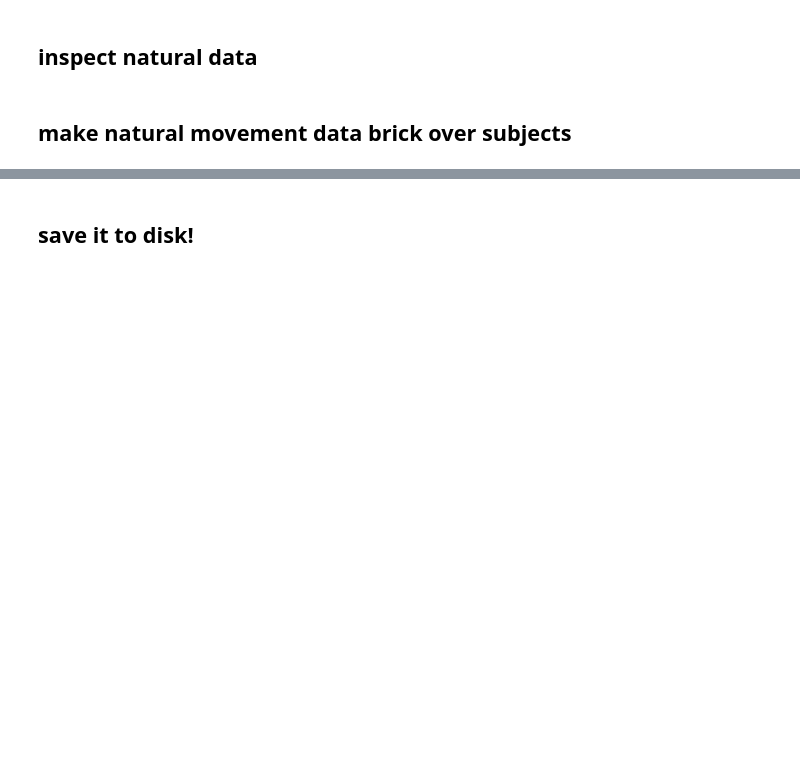
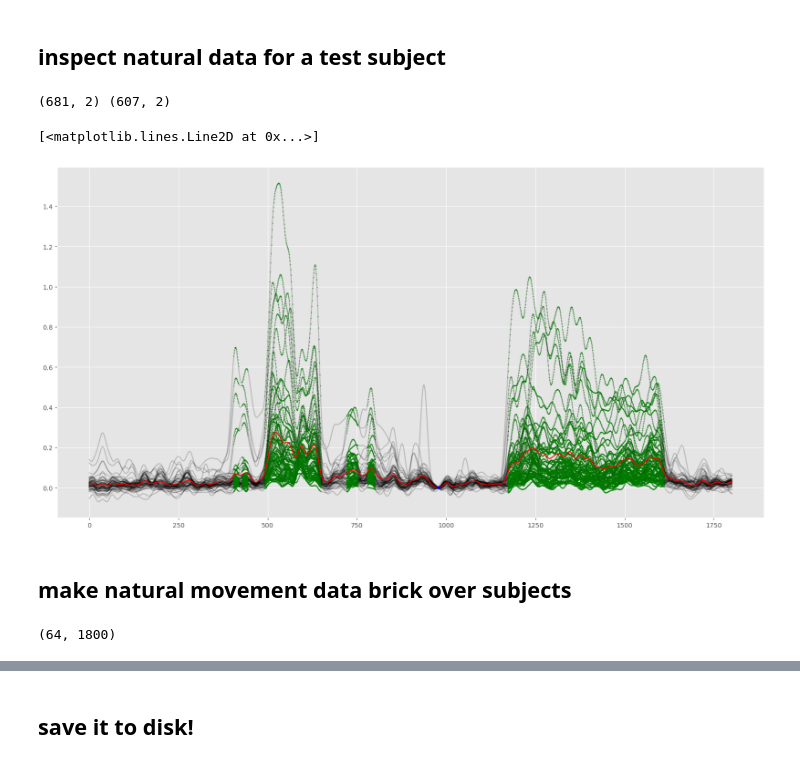
Before and after one commit to spewil/phd, a Jupyter notebook: analysis/notebooks/process_natural_movement_data.ipynb, the cells around one changed output, grey strips where cells are left out. Saved outputs shown, nothing was run; the diff lists cells and outputs as text; code cells hidden in the pictures; blank space fills up the shorter version.

```diff
--- a/analysis/notebooks/process_natural_movement_data.ipynb
+++ b/analysis/notebooks/process_natural_movement_data.ipynb
@@ -2,3 +2,14 @@
 import sys
 if not '..' in sys.path:
     sys.path.append('..')
+from analysis import collection, analysis, emg
+import matplotlib.pyplot as plt
+import matplotlib as mpl
+from pathlib import Path
+import numpy as np
+
+%matplotlib inline
+plt.style.use('ggplot')
+mpl.rcParams.update({'axes.labelsize': 16})
+
+image_path = Path("/Users/spencer/phd/phd/images/")
@@ -30,26 +19,45 @@ task_name = "center_hold"
 c = collection.Collection(collection_name)
 subjects = c.alphabetically_sorted_subjects()
 # %% [markdown]
-## inspect natural data
+## inspect natural data for a test subject
+# %%
+test_subject_idx = 10
+test_subject = subjects[test_subject_idx]
 # %%
 ### load one trial of natural movement data
 
-filenames = get_movement_filenames("emg_olympics", test_subject.name, "natural_movement", "session_0")
-emg = load_movement_emg(filenames[6])
-filtered = filter_emg(emg, test_subject.variance)
-indices, low_point, mean_norm_threshold = find_nat_movement_active_indices(filtered)
+filenames = analysis.get_movement_filenames("emg_olympics", test_subject.name, "natural_movement", "session_0")
+signal = analysis.load_movement_emg(filenames[5])
+filtered = emg.filter_emg(signal, test_subject.variance)
+indices, low_point, mean_norm_threshold = analysis.find_nat_movement_active_indices(filtered)
 # 1000, 64
 X = filtered[indices]
 # 1000, 2
 projected_movement = X @ test_subject.decoder[-2:,:].T
 
 
 ### trial data
 
 trial = test_subject.tasks[task_name].sorted_sessions()[0].sorted_trials()[4]
 X = trial.get_filtered_emg()[trial.active_indices]
 T = X @ test_subject.decoder[-2:,:].T
 
 print(projected_movement.shape, T.shape)
+
+fig, ax = plt.subplots(1,1,figsize=(20,10))
+
+filtered -= filtered[low_point]
+
+for channel in range(64):
+    ax.plot(filtered[:, channel], "k", alpha=0.2)
+    ax.plot(indices, filtered[indices, channel], "g.", markersize=1)
+
+mean_sig = np.mean(filtered,axis=1)
+ax.plot(mean_sig, "r")
+ax.plot(low_point, mean_sig[low_point], "b*")
+# %% [output]
+(681, 2) (607, 2)
+[<matplotlib.lines.Line2D at 0x...>]
+[figure, added]
 # %% [markdown]
 ## make natural movement data brick over subjects
@@ -55,0 +90,4 @@ print(projected_movement.shape, T.shape)
+# %%
+print(jms[0,0].shape)
+# %% [output]
+(64, 1800)
```
Also changed, not shown: parts of 11 cells of this notebook, 24 other files.
